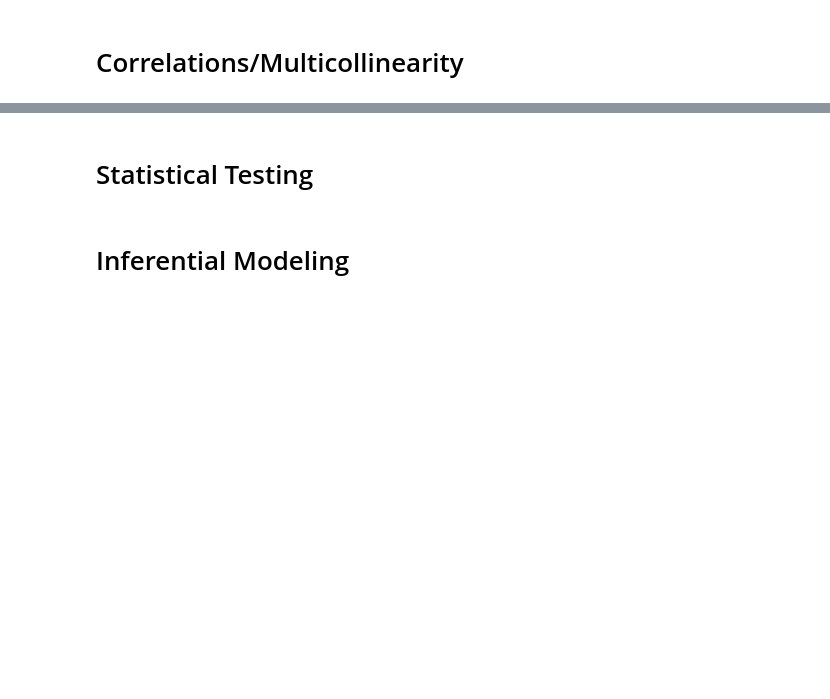
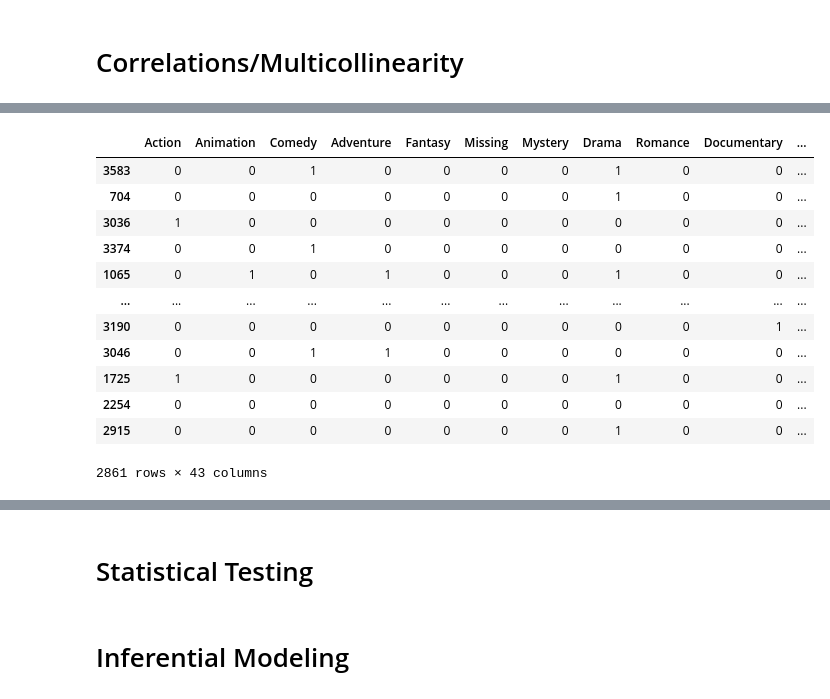
Before and after one commit to BenJMcCarty/BMC_P1P_Redo, a Jupyter notebook: WiP.ipynb, the cells around one changed output, grey strips where cells are left out. Saved outputs shown, nothing was run; the diff lists cells and outputs as text; code cells hidden in the pictures; blank space fills up the shorter version.

```diff
--- a/WiP.ipynb
+++ b/WiP.ipynb
@@ -765,0 +1325,9 @@ df_corr(df=df_for_corr, list_cats=cat_feat, target_col = 'worldwide_gross')
+# %%
+## Using OneHotEncoder to create columns for the categorical variables.
+
+## Create the OHE without "drop='first" as it would throw an error in this case
+ohe = OneHotEncoder(drop = 'first', sparse=False)
+
+## Using OHE on our categorical variables for training (NOT testing)
+train_ohe = ohe.fit_transform(X_train[cat_feat])
+test_ohe = ohe.transform(X_test[cat_feat])
@@ -765,0 +1363,16 @@ df_corr(df=df_for_corr, list_cats=cat_feat, target_col = 'worldwide_gross')
+# %%
+X_train_ohe
+# %% [output]
+|  | Action | Animation | Comedy | Adventure | Fantasy | Missing | Mystery | Drama | Romance | Documentary | ... |
+| 3583 | 0 | 0 | 1 | 0 | 0 | 0 | 0 | 1 | 0 | 0 | ... |
+| 704 | 0 | 0 | 0 | 0 | 0 | 0 | 0 | 1 | 0 | 0 | ... |
+| 3036 | 1 | 0 | 0 | 0 | 0 | 0 | 0 | 0 | 0 | 0 | ... |
+| 3374 | 0 | 0 | 1 | 0 | 0 | 0 | 0 | 0 | 0 | 0 | ... |
+| 1065 | 0 | 1 | 0 | 1 | 0 | 0 | 0 | 1 | 0 | 0 | ... |
+| ... | ... | ... | ... | ... | ... | ... | ... | ... | ... | ... | ... |
+| 3190 | 0 | 0 | 0 | 0 | 0 | 0 | 0 | 0 | 0 | 1 | ... |
+| 3046 | 0 | 0 | 1 | 1 | 0 | 0 | 0 | 0 | 0 | 0 | ... |
+| 1725 | 1 | 0 | 0 | 0 | 0 | 0 | 0 | 1 | 0 | 0 | ... |
+| 2254 | 0 | 0 | 0 | 0 | 0 | 0 | 0 | 0 | 0 | 0 | ... |
+| 2915 | 0 | 0 | 0 | 0 | 0 | 0 | 0 | 1 | 0 | 0 | ... |
+2861 rows × 43 columns
```
Also changed, not shown: parts of 80 cells of this notebook.
